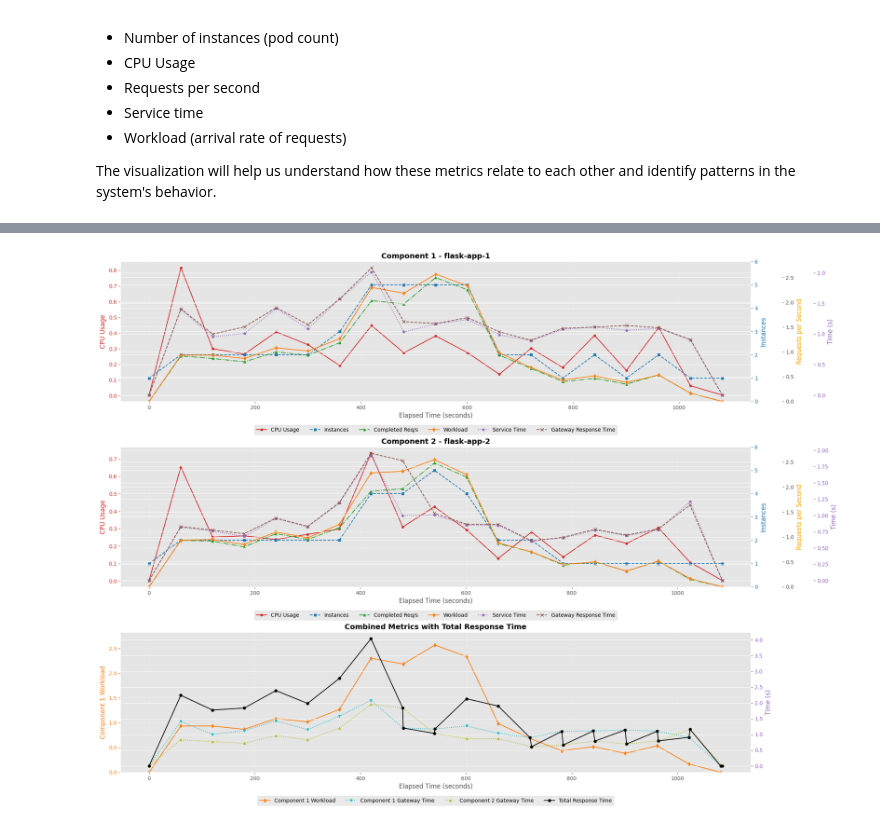
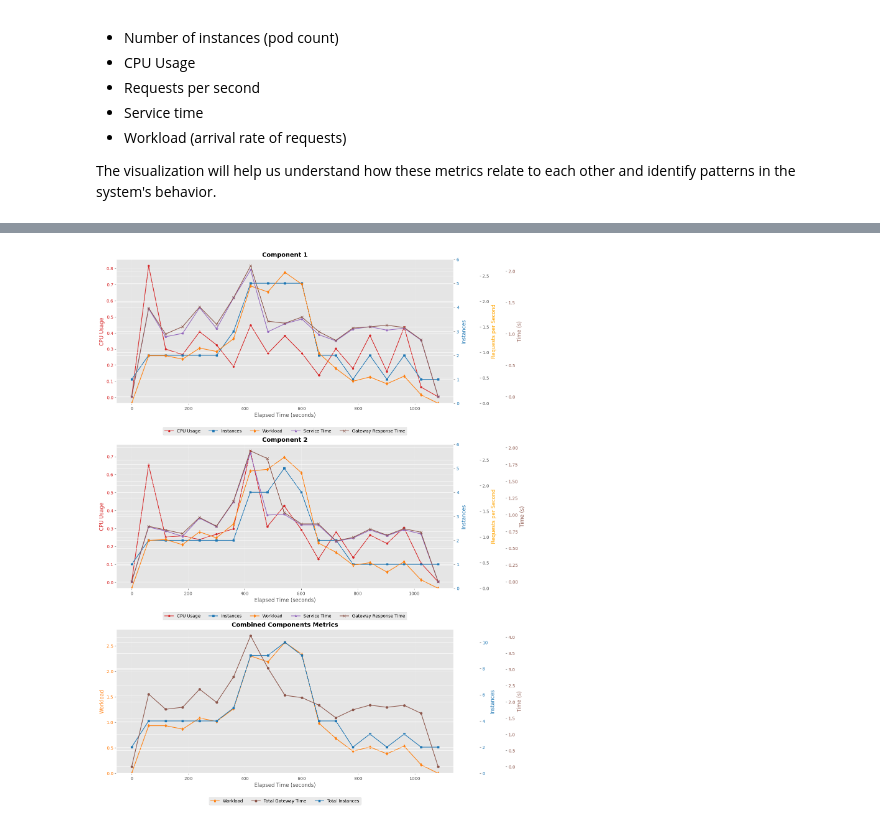
Before and after one commit to chris-carstens/adaptive-resource-management-ai, a Jupyter notebook: log-agent/metrics_analysis.ipynb, the cells around one changed output, grey strips where cells are left out. Cells and saved outputs as stored; diff of their text form; code cells hidden in the pictures.

```diff
--- a/log-agent/metrics_analysis.ipynb
+++ b/log-agent/metrics_analysis.ipynb
@@ -137,7 +25,7 @@ def plot_comparison_with_total_response_time(file_path1, file_path2):
     Create a comparison plot with 3 subplots:
     1. Component 1 metrics
     2. Component 2 metrics
-    3. Combined metrics with total response time
+    3. Combined metrics with total response time and total instances
     """
 
     # Load both files
@@ -155,13 +43,17 @@ def plot_comparison_with_total_response_time(file_path1, file_path2):
     df1_plot = df1.copy().set_index('elapsed_seconds')
     df2_plot = df2.copy().set_index('elapsed_seconds')
 
-    # Calculate total response time (sum of gateway response times)
-    df1['elapsed_seconds'] = pd.to_numeric(df1['elapsed_seconds'], errors='coerce')
-    df2['elapsed_seconds'] = pd.to_numeric(df2['elapsed_seconds'], errors='coerce')
+    # Calculate total response time by simply adding the values at each index (no index alignment)
+    gt1 = df1.get('gateway_mean_response_time', pd.Series(dtype=float)).values
+    gt2 = df2.get('gateway_mean_response_time', pd.Series(dtype=float)).values
+    min_len = min(len(gt1), len(gt2))
+    total_response_time = gt1[:min_len] + gt2[:min_len]
+    elapsed = df1['elapsed_seconds'].values[:min_len]
 
-    gt1 = df1.set_index('elapsed_seconds').get('gateway_mean_response_time', pd.Series(dtype=float))
-    gt2 = df2.set_index('elapsed_seconds').get('gateway_mean_response_time', pd.Series(dtype=float))
-    total_response_time = gt1.add(gt2, fill_value=0)
+    # Calculate total instances at each time step
+    instances1 = df1_plot['instances'].values[:min_len]
+    instances2 = df2_plot['instances'].values[:min_len]
+    total_instances = instances1 + instances2
 
     # Color definitions
     colors = {
@@ -171,27 +63,32 @@ def plot_comparison_with_total_response_time(file_path1, file_path2):
         'mean_request_time': 'tab:purple',
         'workload': 'tab:orange',
         'gateway_mean_response_time': 'tab:brown',
-        'total_response_time': 'black'
+        'total_response_time': 'tab:brown',
+        'total_instances': 'tab:blue'
     }
 
-    # Create figure with 3 subplots
-    fig = plt.figure(figsize=(20, 15))
+    # Set plot style and size as in plot_metrics
+    plt.style.use('ggplot')
+    plt.rcParams['figure.figsize'] = (14, 8)
 
-    # Helper function to plot metrics for each component
-    def plot_component_metrics(df_plot, subplot_pos, title, app_name):
+    # Create figure with 3 subplots (same width as plot_metrics)
+    plt.figure(figsize=(14, 18))
+
+    def plot_component_metrics(df_plot, subplot_pos, title):
+        # subplot_pos should be 1-based for plt.subplot
         ax1 = plt.subplot(3, 1, subplot_pos)
-        ax1.set_title(f'{title} - {app_name}', fontsize=14, fontweight='bold')
+        ax1.set_title(f'{title}', fontsize=14, fontweight='bold')
 
         # CPU Usage
         ax1.set_xlabel('Elapsed Time (seconds)')
         ax1.set_ylabel('CPU Usage', color=colors['cpu_usage'])
-        ax1.plot(df_plot.index, df_plot['cpu_usage'], color=colors['cpu_usage'], marker='o', markersize=4, label='CPU Usage')
+        ax1.plot(df_plot.index, df_plot['cpu_usage'], color=colors['cpu_usage'], marker='o', markersize=4, linestyle='-', label='CPU Usage')
         ax1.tick_params(axis='y', labelcolor=colors['cpu_usage'])
 
         # Instances
         ax2 = ax1.twinx()
         ax2.set_ylabel('Instances', color=colors['instances'])
-        ax2.plot(df_plot.index, df_plot['instances'], color=colors['instances'], marker='s', linestyle='--', markersize=5, label='Instances')
+        ax2.plot(df_plot.index, df_plot['instances'], color=colors['instances'], marker='s', linestyle='-', markersize=5, label='Instances')
         ax2.tick_params(axis='y', labelcolor=colors['instances'])
         ax2.set_ylim(0, max(df_plot['instances']) + 1)
 
@@ -199,7 +96,7 @@ def plot_comparison_with_total_response_time(file_path1, file_path2):
         ax3 = ax1.twinx()
         ax3.spines['right'].set_position(('outward', 60))
         ax3.set_ylabel('Requests per Second', color='orange')
-        ax3.plot(df_plot.index, df_plot['requests_per_second'], color=colors['completed_requests'], marker='^', linestyle='-.', markersize=5, label='Completed Req/s')
+        # ax3.plot(df_plot.index, df_plot['requests_per_second'], color=colors['completed_requests'], marker='^', linestyle='-', markersize=5, label='Completed Req/s')
 
         if 'workload' in df_plot.columns:
             ax3.plot(df_plot.index, df_plot['workload'], color=colors['workload'], marker='d', linestyle='-', markersize=5, label='Workload')
@@ -211,12 +108,12 @@ def plot_comparison_with_total_response_time(file_path1, file_path2):
         # Service time and gateway response time
         ax4 = ax1.twinx()
         ax4.spines['right'].set_position(('outward', 120))
-        ax4.set_ylabel('Time (s)', color=colors['mean_request_time'])
-        ax4.plot(df_plot.index, df_plot['mean_request_time'], color=colors['mean_request_time'], marker='*', linestyle=':', markersize=6, label='Service Time')
-        ax4.tick_params(axis='y', labelcolor=colors['mean_request_time'])
+        ax4.set_ylabel('Time (s)', color=colors['gateway_mean_response_time'])
+        ax4.plot(df_plot.index, df_plot['mean_request_time'], color=colors['mean_request_time'], marker='*', linestyle='-', markersize=6, label='Service Time')
+        ax4.tick_params(axis='y', labelcolor=colors['gateway_mean_response_time'])
 
         if 'gateway_mean_response_time' in df_plot.columns:
-            ax4.plot(df_plot.index, df_plot['gateway_mean_response_time'], color=colors['gateway_mean_response_time'], marker='x', linestyle='--', markersize=6, label='Gateway Response Time')
+            ax4.plot(df_plot.index, df_plot['gateway_mean_response_time'], color=colors['gateway_mean_response_time'], marker='x', linestyle='-', markersize=6, label='Gateway Response Time')
 
         # Create legend
         lines1, labels1 = ax1.get_legend_handles_labels()
@@ -231,55 +128,64 @@ def plot_comparison_with_total_response_time(file_path1, file_path2):
         ax1.grid(True, alpha=0.3)
         return ax1
 
-    # Plot Component 1
-    plot_component_metrics(df1_plot, 1, 'Component 1', data1['app_name'])
+    # Plot Component 1 (subplot 1)
+    plot_component_metrics(df1_plot, 1, 'Component 1')
 
-    # Plot Component 2
-    plot_component_metrics(df2_plot, 2, 'Component 2', data2['app_name'])
+    # Plot Component 2 (subplot 2)
+    plot_component_metrics(df2_plot, 2, 'Component 2')
 
-    # Plot Combined metrics with total response time
+    # Plot Combined metrics with total response time and total instances (subplot 3)
     ax1 = plt.subplot(3, 1, 3)
-    ax1.set_title('Combined Metrics with Total Response Time', fontsize=14, fontweight='bold')
+    ax1.set_title('Combined Components Metrics', fontsize=14, fontweight='bold')
 
-    # Component 1 workload only
     ax1.set_xlabel('Elapsed Time (seconds)')
-    ax1.set_ylabel('Component 1 Workload', color=colors['workload'])
+    ax1.set_ylabel('Workload', color=colors['workload'])
     if 'workload' in df1_plot.columns:
-        ax1.plot(df1_plot.index, df1_plot['workload'], color=colors['workload'], marker='d', linestyle='-', markersize=5, label='Component 1 Workload')
-        ax1.set_ylim(0, df1_plot['workload'].max() * 1.1)
+        ax1.plot(df1_plot.index[:min_len], df1_plot['workload'].values[:min_len], color=colors['workload'], marker='d', linestyle='-', markersize=5, label='Workload')
+        ax1.set_ylim(0, df1_plot['workload'][:min_len].max() * 1.1)
     ax1.tick_params(axis='y', labelcolor=colors['workload'])
+
+    # Plot total instances on a secondary y-axis
+    ax3 = ax1.twinx()
+    ax3.spines['right'].set_position(('outward', 60))
+    ax3.set_ylabel('Instances', color=colors['total_instances'])
+    ax3.plot(df1_plot.index[:min_len], total_instances, color=colors['total_instances'], marker='s', linestyle='-', markersize=5, label='Total Instances')
+    ax3.tick_params(axis='y', labelcolor=colors['total_instances'])
+    ax3.set_ylim(0, max(total_instances) + 1)
 
     # Response times - individual components and total
     ax2 = ax1.twinx()
-    ax2.set_ylabel('Time (s)', color=colors['mean_request_time'])
+    ax2.spines['right'].set_position(('outward', 120))
+    ax2.set_ylabel('Time (s)', color=colors['gateway_mean_response_time'])
 
     # Individual component gateway response times
-    if 'gateway_mean_response_time' in df1_plot.columns:
-        ax2.plot(df1_plot.index, df1_plot['gateway_mean_response_time'], color='tab:cyan', marker='v', linestyle=':', markersize=4, label='Component 1 Gateway Time')
-    if 'gateway_mean_response_time' in df2_plot.columns:
-        ax2.plot(df2_plot.index, df2_plot['gateway_mean_response_time'], color='tab:olive', marker='^', linestyle=':', markersize=4, label='Component 2 Gateway Time')
+    # if 'gateway_mean_response_time' in df1_plot.columns:
+    #     ax2.plot(df1_plot.index[:min_len], df1_plot['gateway_mean_response_time'].values[:min_len], color='tab:cyan', marker='v', linestyle='-', markersize=4, label='Component 1 Gateway Time')
+    # if 'gateway_mean_response_time' in df2_plot.columns:
+    #     ax2.plot(df2_plot.index[:min_len], df2_plot['gateway_mean_response_time'].values[:min_len], color='tab:olive', marker='^', linestyle='-', markersize=4, label='Component 2 Gateway Time')
 
     # Total response time
-    ax2.plot(total_response_time.index, total_response_time.values, color=colors['total_response_time'], marker='o', linestyle='-', markersize=5, label='Total Response Time')
-    ax2.tick_params(axis='y', labelcolor=colors['mean_request_time'])
+    ax2.plot(elapsed, total_response_time, color=colors['total_response_time'], marker='o', linestyle='-', markersize=5, label='Total Gateway Time')
+    ax2.tick_params(axis='y', labelcolor=colors['gateway_mean_response_time'])
 
     # Create legend for combined plot
     lines1, labels1 = ax1.get_legend_handles_labels()
     lines2, labels2 = ax2.get_legend_handles_labels()
+    lines3, labels3 = ax3.get_legend_handles_labels()
 
-    lines = lines1 + lines2
-    labels = labels1 + labels2
+    lines = lines1 + lines2 + lines3
+    labels = labels1 + labels2 + labels3
     ax1.legend(lines, labels, loc='upper center', bbox_to_anchor=(0.5, -0.15), ncol=6)
 
     ax1.grid(True, alpha=0.3)
 
     plt.tight_layout()
     plt.show()
 
 # Generate the comparison plot
 plot_comparison_with_total_response_time(
     'flask-app-1_instance_history.json',
     'flask-app-2_instance_history.json'
 )
 # %% [output]
-[figure, old version]
+[figure, new version]
```
Also changed, not shown: parts of 3 cells of this notebook, 4 other files.
